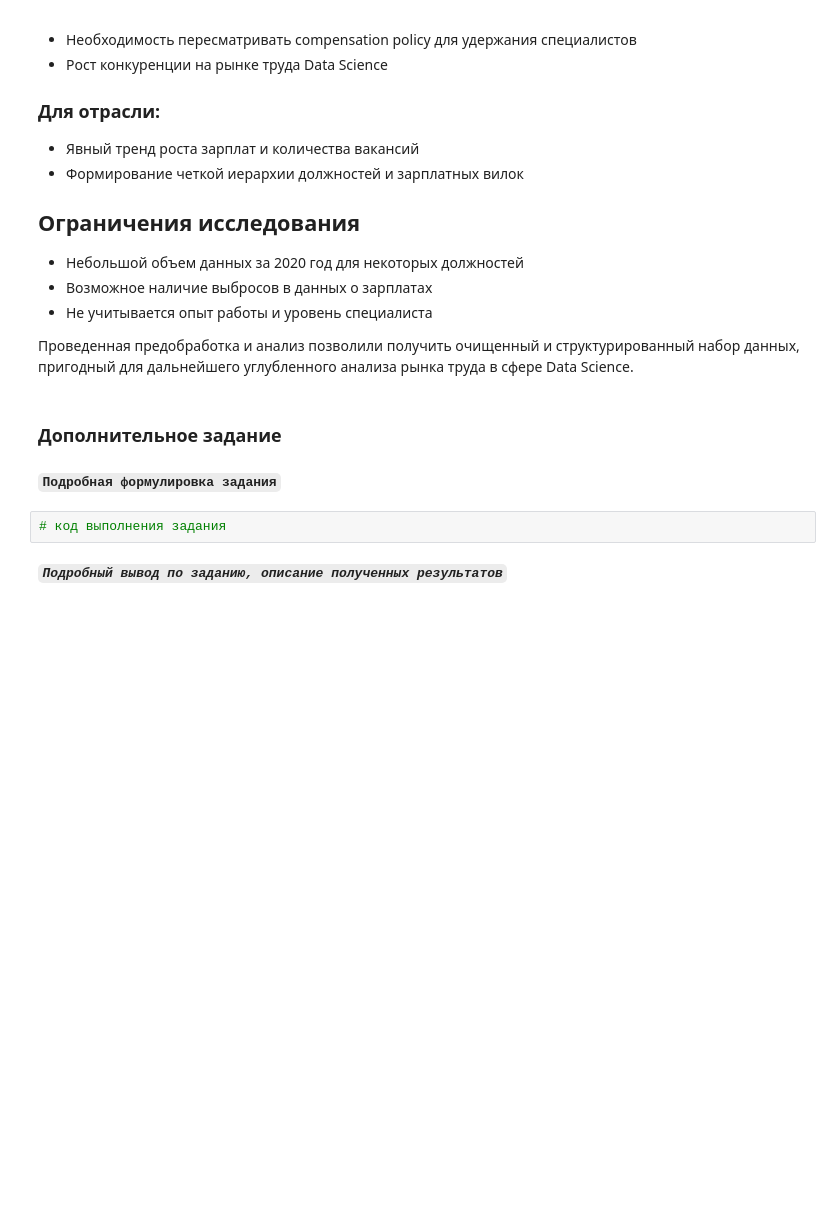
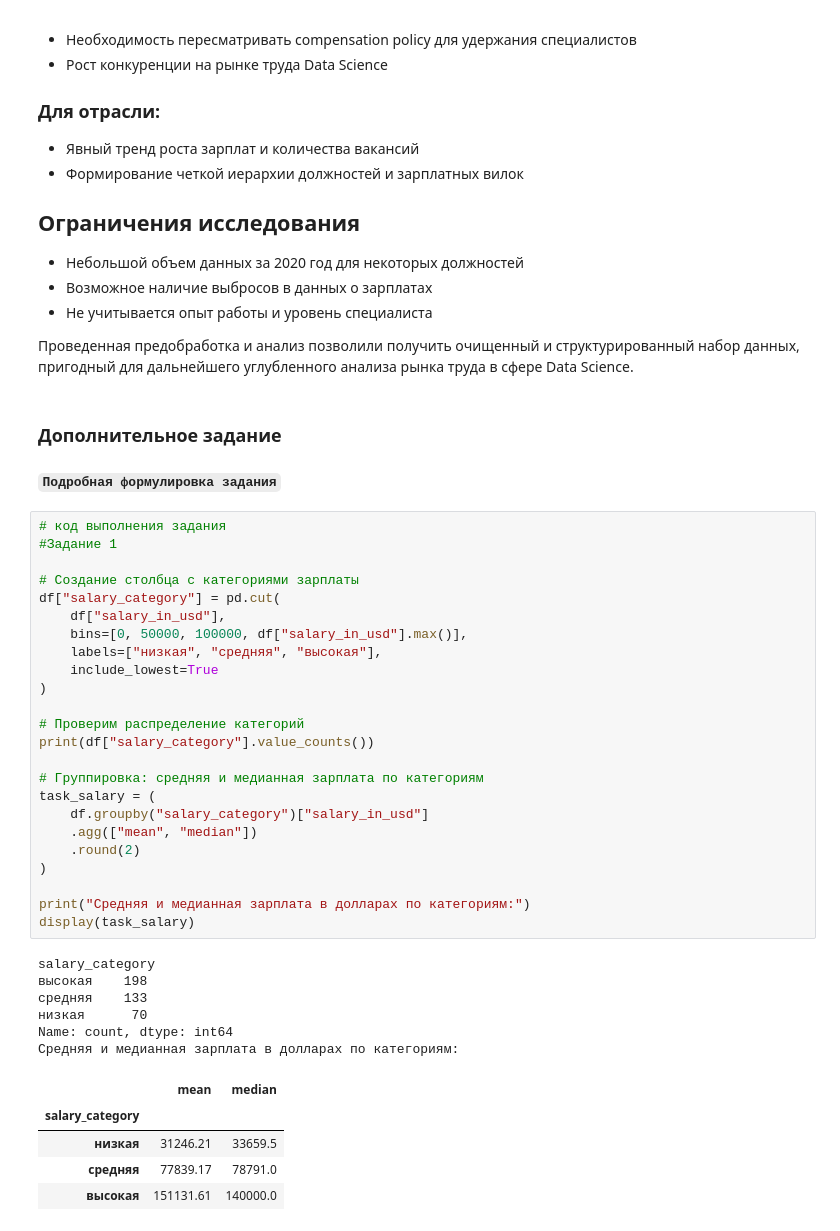
Before and after one commit to Creatorofworld57/JupeterLabs, a Jupyter notebook: ЛР1_Евсеев_Вариант_4.ipynb, the cells around one changed output. Cells and saved outputs as stored; diff of their text form; blank space fills up the shorter version.

Commit message:
Выполнены доп задания

```diff
--- a/ЛР1_Евсеев_Вариант_4.ipynb
+++ b/ЛР1_Евсеев_Вариант_4.ipynb
@@ -494,7 +492,39 @@ Data Analytics Manager, Data Science Engineer, Head Of Data Science , Head Of Ma
 ### Дополнительное задание
 # %% [markdown]
 **`Подробная формулировка задания`**
-# %%
-# код выполнения задания
-# %% [markdown]
-***`Подробный вывод по заданию, описание полученных результатов`***
+# %%
+# код выполнения задания
+#Задание 1
+
+# Создание столбца с категориями зарплаты
+df["salary_category"] = pd.cut(
+    df["salary_in_usd"],
+    bins=[0, 50000, 100000, df["salary_in_usd"].max()],
+    labels=["низкая", "средняя", "высокая"],
+    include_lowest=True
+)
+
+# Проверим распределение категорий
+print(df["salary_category"].value_counts())
+
+# Группировка: средняя и медианная зарплата по категориям
+task_salary = (
+    df.groupby("salary_category")["salary_in_usd"]
+    .agg(["mean", "median"])
+    .round(2)
+)
+
+print("Средняя и медианная зарплата в долларах по категориям:")
+display(task_salary)
+# %% [output]
+salary_category
+высокая    198
+средняя    133
+низкая      70
+Name: count, dtype: int64
+Средняя и медианная зарплата в долларах по категориям:
+|  | mean | median |
+| salary_category |  |  |
+| низкая | 31246.21 | 33659.5 |
+| средняя | 77839.17 | 78791.0 |
+| высокая | 151131.61 | 140000.0 |
```
Also changed, not shown: parts of 5 cells of this notebook.
